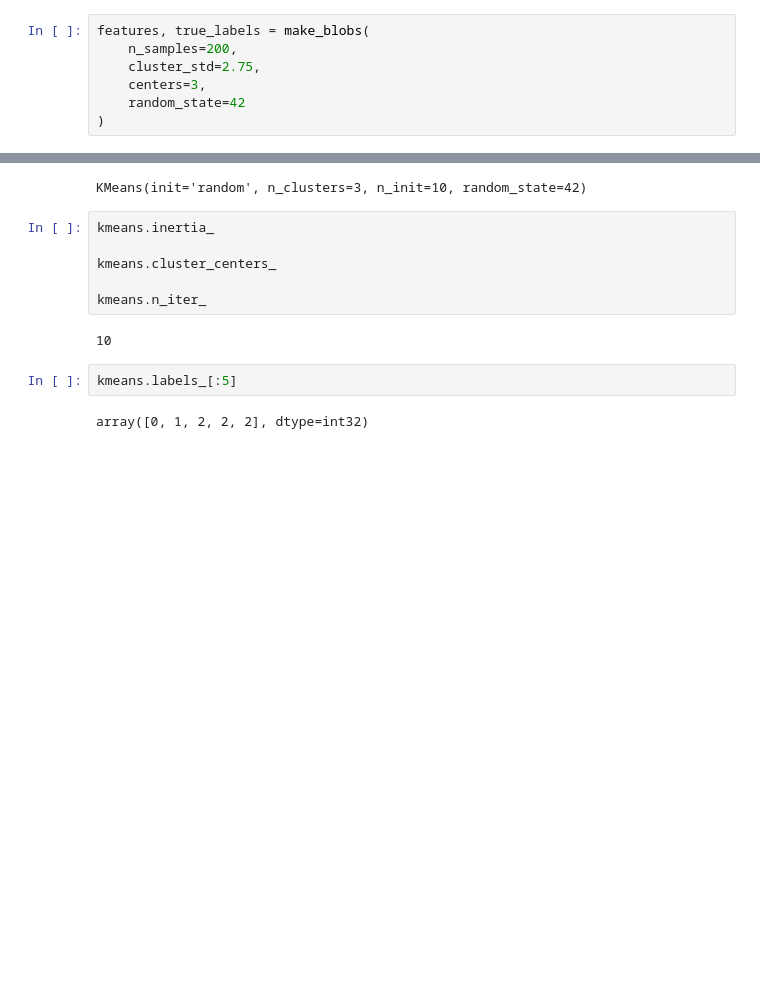
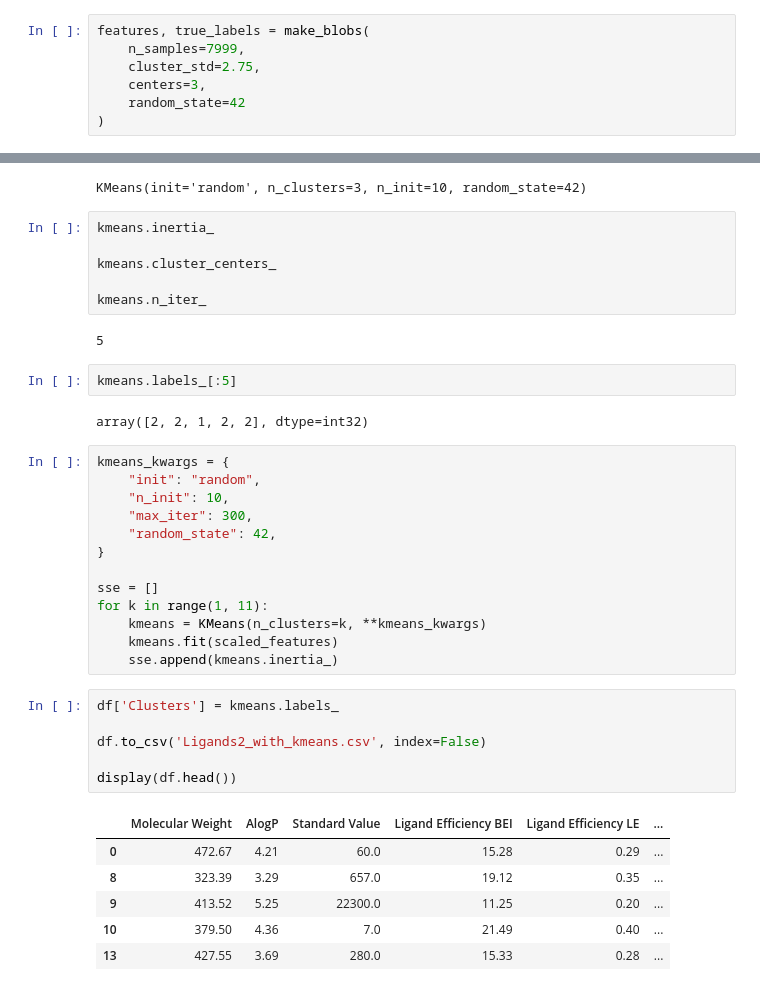
Before and after one commit to briskicedteaa/Scientific-Visualization-for-Computational-Biology, a Jupyter notebook: Clustering.ipynb, the cells around one changed output, grey strips where cells are left out. Drawn from its saved outputs; the diff is of its cells as text; blank space fills up the shorter version.

Commit message:
Created new column in df for kmeans

```diff
--- a/Clustering.ipynb
+++ b/Clustering.ipynb
@@ -30,7 +30,7 @@ df
 7999 rows × 7 columns
 # %%
 features, true_labels = make_blobs(
-    n_samples=200,
+    n_samples=7999,
     cluster_std=2.75,
     centers=3,
     random_state=42
@@ -57,8 +57,34 @@ kmeans.cluster_centers_
 
 kmeans.n_iter_
 # %% [output]
-10
+5
 # %%
 kmeans.labels_[:5]
 # %% [output]
-array([0, 1, 2, 2, 2], dtype=int32)
+array([2, 2, 1, 2, 2], dtype=int32)
+# %%
+kmeans_kwargs = {
+    "init": "random",
+    "n_init": 10,
+    "max_iter": 300,
+    "random_state": 42,
+}
+
+sse = []
+for k in range(1, 11):
+    kmeans = KMeans(n_clusters=k, **kmeans_kwargs)
+    kmeans.fit(scaled_features)
+    sse.append(kmeans.inertia_)
+# %%
+df['Clusters'] = kmeans.labels_
+
+df.to_csv('Ligands2_with_kmeans.csv', index=False)
+
+display(df.head())
+# %% [output]
+|  | Molecular Weight | AlogP | Standard Value | Ligand Efficiency BEI | Ligand Efficiency LE | ... |
+| 0 | 472.67 | 4.21 | 60.0 | 15.28 | 0.29 | ... |
+| 8 | 323.39 | 3.29 | 657.0 | 19.12 | 0.35 | ... |
+| 9 | 413.52 | 5.25 | 22300.0 | 11.25 | 0.20 | ... |
+| 10 | 379.50 | 4.36 | 7.0 | 21.49 | 0.40 | ... |
+| 13 | 427.55 | 3.69 | 280.0 | 15.33 | 0.28 | ... |
```
